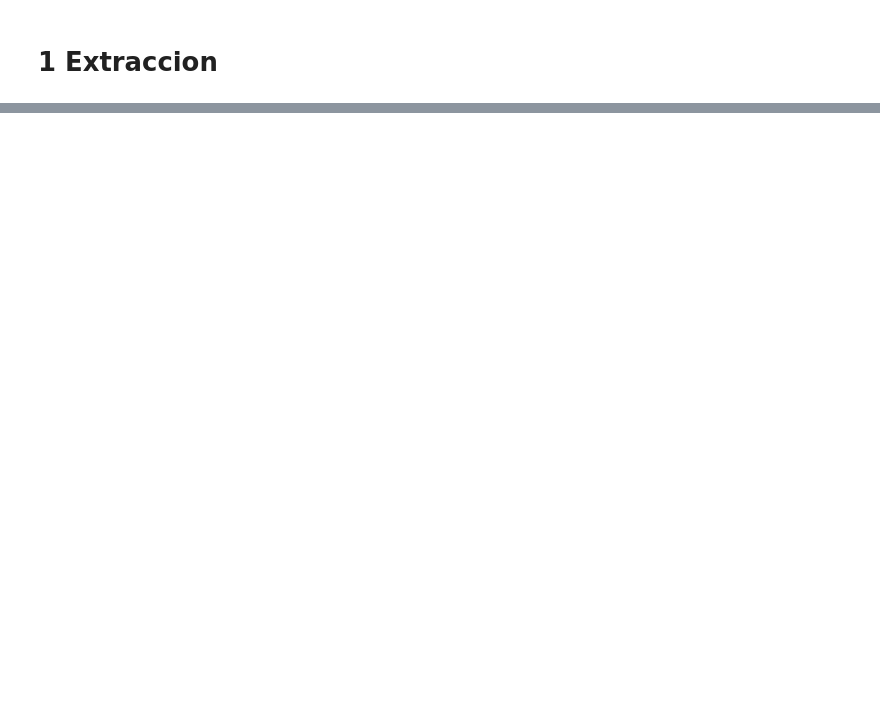
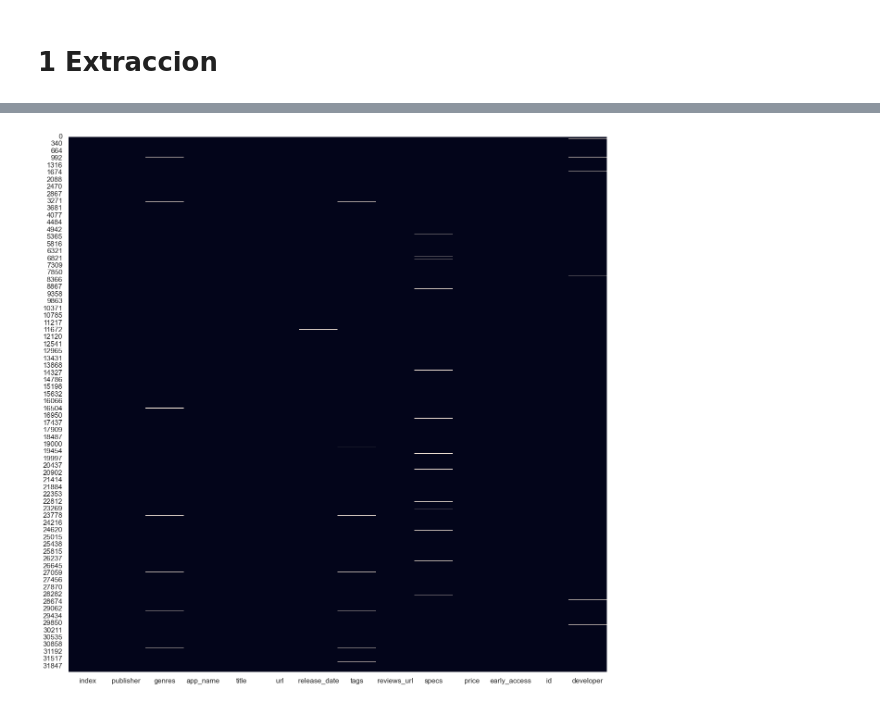
Before and after one commit to rodcordova/data_16_recomendacion, a Jupyter notebook: games_eda_etl.ipynb, the cells around one changed output, grey strips where cells are left out. Drawn from its saved outputs; the diff is of its cells as text; code cells hidden in the pictures; blank space fills up the shorter version.

```diff
--- a/games_eda_etl.ipynb
+++ b/games_eda_etl.ipynb
@@ -32,0 +202,9 @@ steam_games.tail()
+# %%
+#elimino columna que no voy a utilizar
+#steam_games.drop(columns= '', inplace=True)
+#steam_games.drop([113310, 113311], inplace=True)
+#steam_games.dropna(how='all',inplace=True)
+
+# Elimina filas con valores nulos en la columna 'nombre_de_la_columna'
+steam_games = steam_games.dropna(subset=['publisher'])
+steam_games['publisher'] = steam_games['publisher'].astype(str) # Convierto a tipo string
@@ -32,0 +223,3 @@ steam_games.tail()
+# %%
+steam_games['release_date'] = pd.to_datetime(steam_games['release_date'], format='%Y-%m-%d', errors='coerce')
+steam_games = steam_games.dropna(subset = ['release_date']) #eliminare los nulos ya que despues no puedo iterar ademas como se vio son poco
@@ -32,0 +228,3 @@ steam_games.tail()
+# %%
+# Extrae el año de la columna "fecha"
+steam_games['release_year'] = steam_games['release_date'].dt.year
@@ -32,0 +345,9 @@ steam_games.tail()
+# %%
+# Reemplazar todos los valores NaN por nan
+df_games = steam_games.fillna(np.nan)
+#Observamos graficamente los valores nulos
+fig = plt.figure(figsize=(15,15))
+sns.heatmap(df_games.isnull(), cbar=False)
+plt.show()
+# %% [output]
+[figure, added]
```
Also changed, not shown: parts of 44 cells of this notebook, 3 other files.
